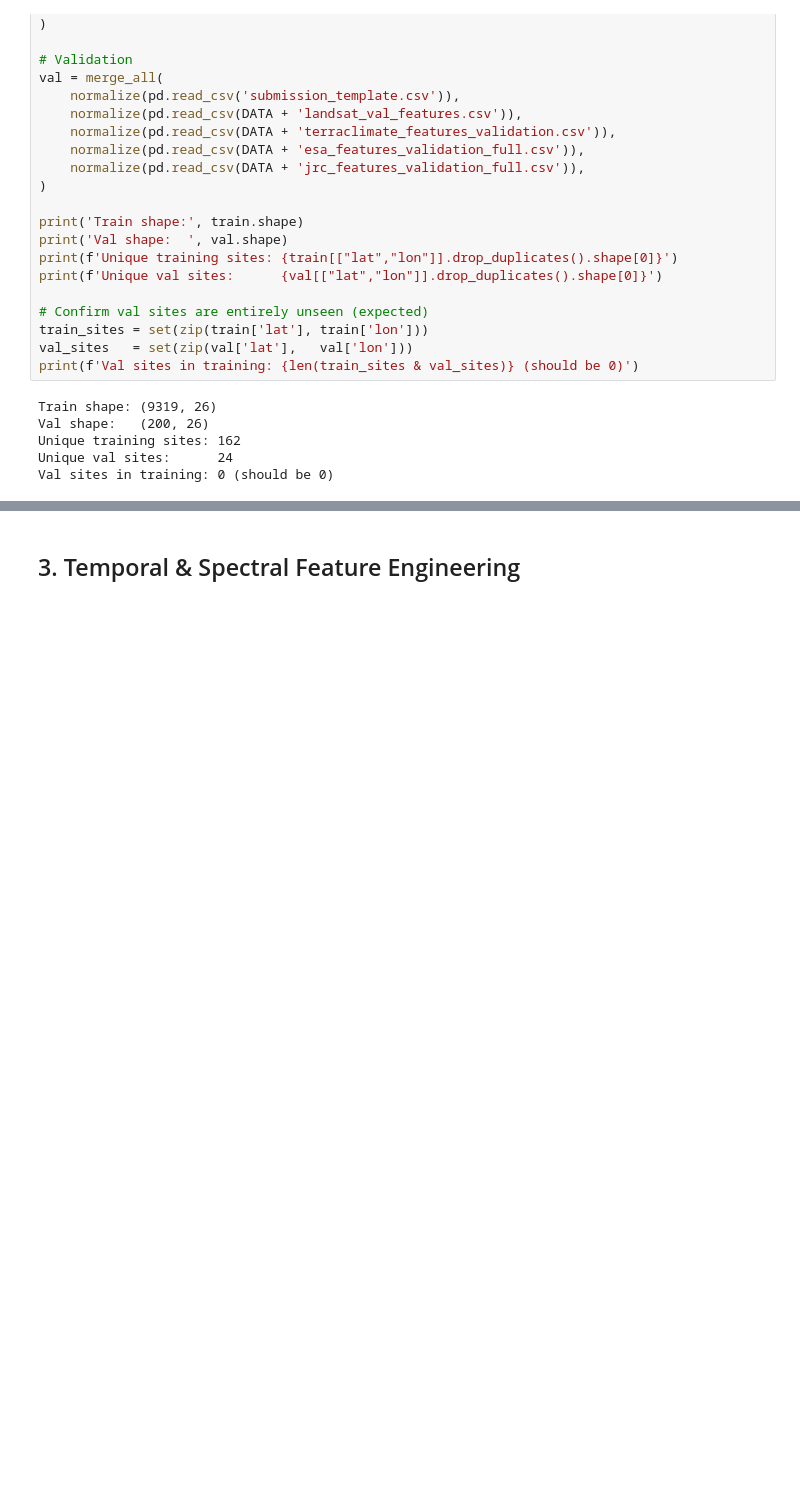
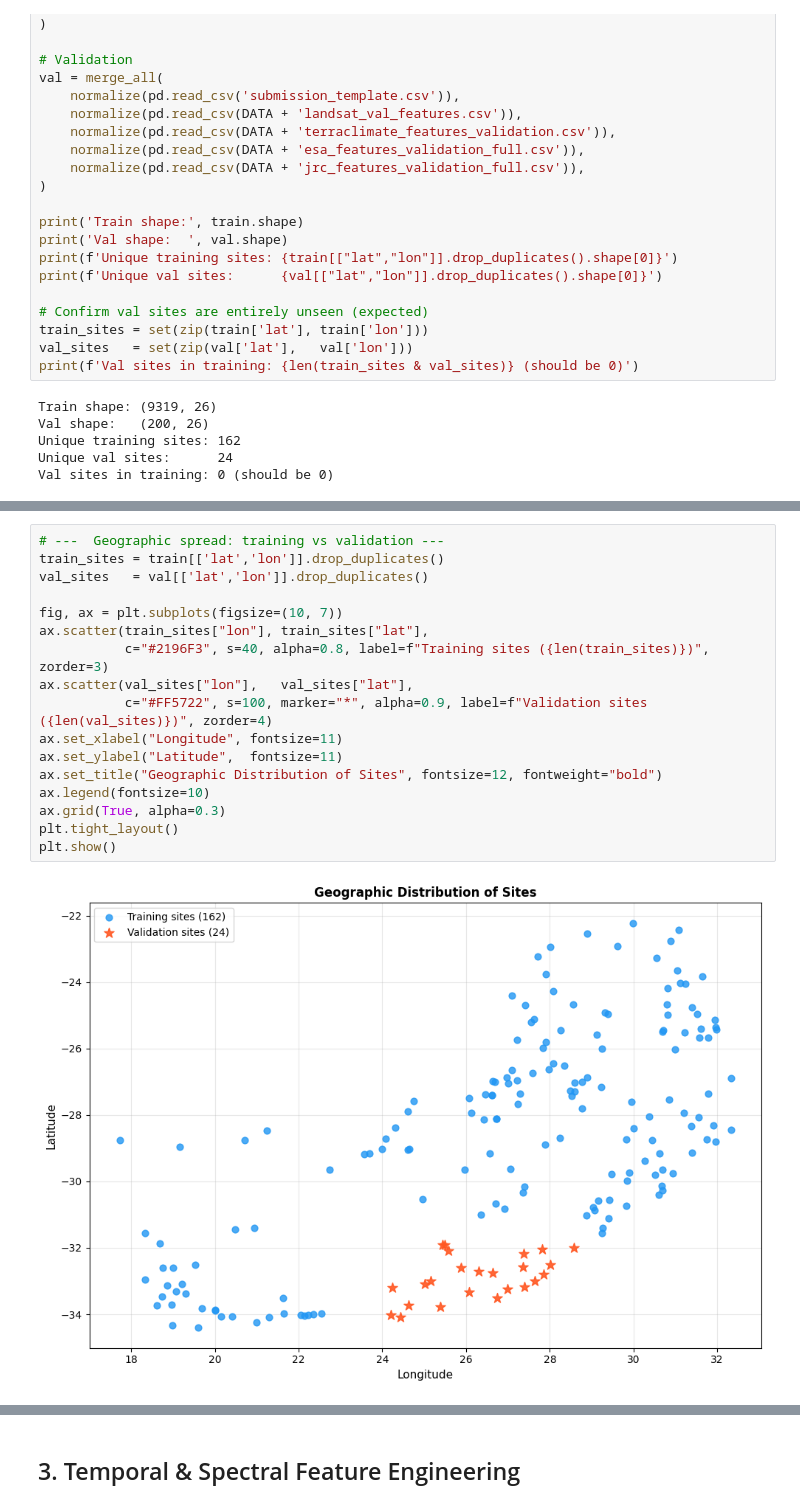
Before and after one commit to KhaiXin30/OptimizingCleanWaterSupply, a Jupyter notebook: final_results.ipynb, the cells around one changed output, grey strips where cells are left out. Saved outputs shown, nothing was run; the diff lists cells and outputs as text; blank space fills up the shorter version.

```diff
--- a/final_results.ipynb
+++ b/final_results.ipynb
@@ -99,0 +120,19 @@ Val sites in training: 0 (should be 0)
+# %%
+# ---  Geographic spread: training vs validation ---
+train_sites = train[['lat','lon']].drop_duplicates()
+val_sites   = val[['lat','lon']].drop_duplicates()
+
+fig, ax = plt.subplots(figsize=(10, 7))
+ax.scatter(train_sites["lon"], train_sites["lat"],
+           c="#2196F3", s=40, alpha=0.8, label=f"Training sites ({len(train_sites)})", zorder=3)
+ax.scatter(val_sites["lon"],   val_sites["lat"],
+           c="#FF5722", s=100, marker="*", alpha=0.9, label=f"Validation sites ({len(val_sites)})", zorder=4)
+ax.set_xlabel("Longitude", fontsize=11)
+ax.set_ylabel("Latitude",  fontsize=11)
+ax.set_title("Geographic Distribution of Sites", fontsize=12, fontweight="bold")
+ax.legend(fontsize=10)
+ax.grid(True, alpha=0.3)
+plt.tight_layout()
+plt.show()
+# %% [output]
+[figure, added]
```
Also changed, not shown: parts of 10 cells of this notebook.
